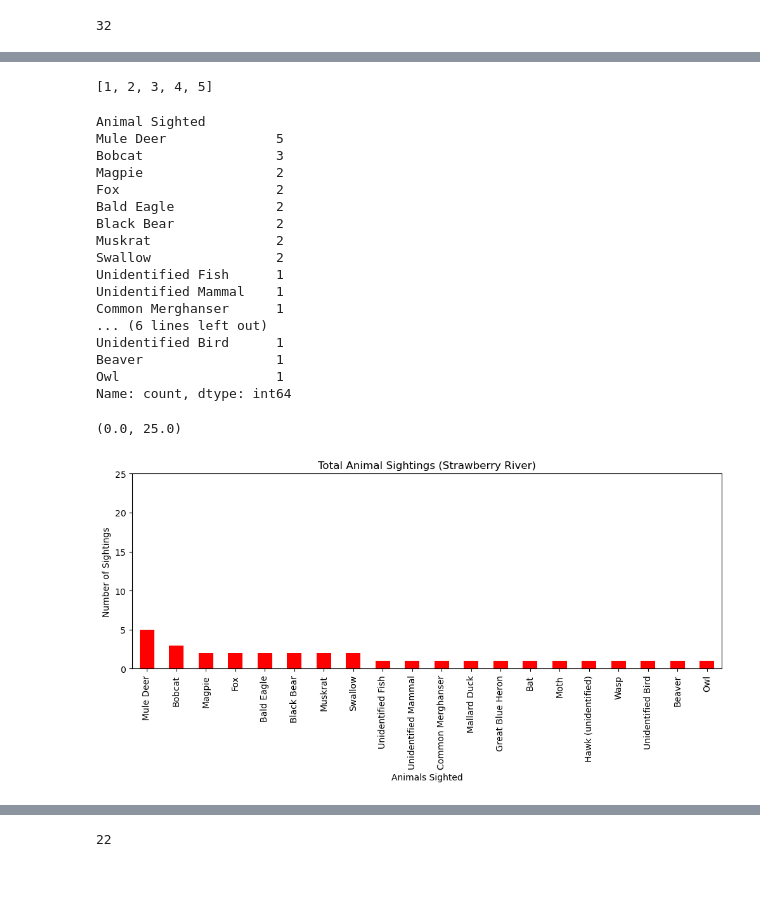
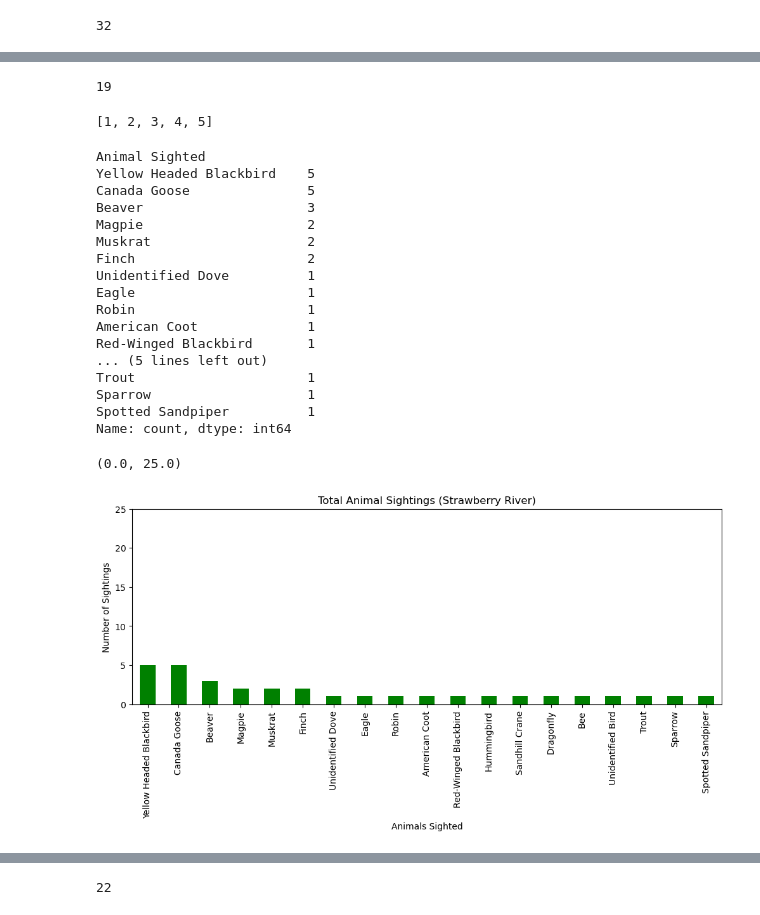
Before and after one commit to CamHauver/River_Otter_Project, a Jupyter notebook: otter_data.ipynb, the cells around one changed output, grey strips where cells are left out. Cells and saved outputs as stored; diff of their text form; code cells hidden in the pictures; blank space fills up the shorter version.

```diff
--- a/otter_data.ipynb
+++ b/otter_data.ipynb
@@ -7,3 +9,4 @@ import scipy.stats as st
 # %%
-otter_data_csv = "./Resources/actual_otter_data.csv"
+#Import data
+otter_data_csv = "./Resources/example_data/altered_otter_data_compiled.csv"
 # %%
@@ -476 +578,8 @@ sr_sighting_probabilities
+# %%
+#Get a count of the number of different animal species sighted at the Strawberry River
+sr_animal_sighted_list = strawberry_river_df["Animal Sighted"].unique()
+sr_animal_sighted_list_count = len(sr_animal_sighted_list)
+sr_animal_sighted_list_count
+# %% [output]
+19
 # %%
@@ -481,33 +591,35 @@ sr_survey_number_list_sorted
 # %% [output]
 [1, 2, 3, 4, 5]
 # %%
+#Get counts of animal sightings per species sighted at the Strawberry River
 sr_animal_sighted_totals = strawberry_river_df["Animal Sighted"].value_counts()
 sr_animal_sighted_totals
 # %% [output]
 Animal Sighted
-Mule Deer              5
-Bobcat                 3
-Magpie                 2
-Fox                    2
-Bald Eagle             2
-Black Bear             2
-Muskrat                2
-Swallow                2
-Unidentified Fish      1
-Unidentified Mammal    1
-Common Merghanser      1
-... (6 lines left out)
-Unidentified Bird      1
-Beaver                 1
-Owl                    1
+Yellow Headed Blackbird    5
+Canada Goose               5
+Beaver                     3
+Magpie                     2
+Muskrat                    2
+Finch                      2
+Unidentified Dove          1
+Eagle                      1
+Robin                      1
+American Coot              1
+Red-Winged Blackbird       1
+... (5 lines left out)
+Trout                      1
+Sparrow                    1
+Spotted Sandpiper          1
 Name: count, dtype: int64
 # %%
-sr_animal_sighted_totals_graph = sr_animal_sighted_totals.plot(kind="bar", facecolor="red", figsize=(12,4))
+#Graph total animal sightings for each species sighted at the Strawberry River
+sr_animal_sighted_totals_graph = sr_animal_sighted_totals.plot(kind="bar", facecolor="green", figsize=(12,4))
 plt.title("Total Animal Sightings (Strawberry River)")
 plt.xlabel("Animals Sighted")
 plt.ylabel("Number of Sightings")
 plt.ylim(0,25)
 # %% [output]
 (0.0, 25.0)
-[figure, old version]
+[figure, new version]
 # %%
```
Also changed, not shown: parts of 97 cells of this notebook, 10 other files.
